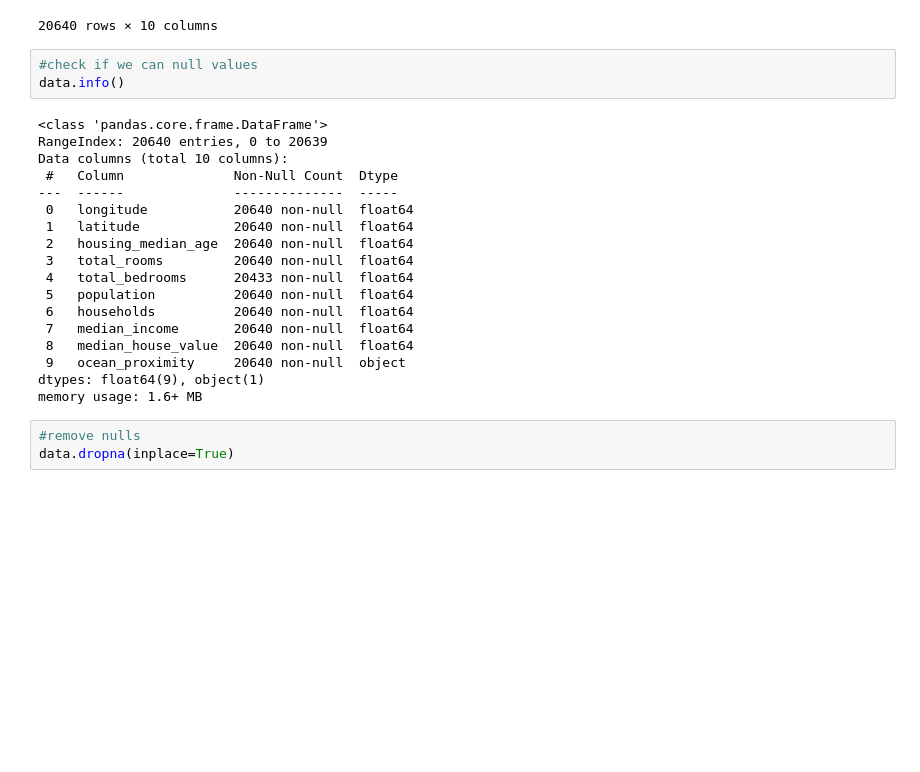
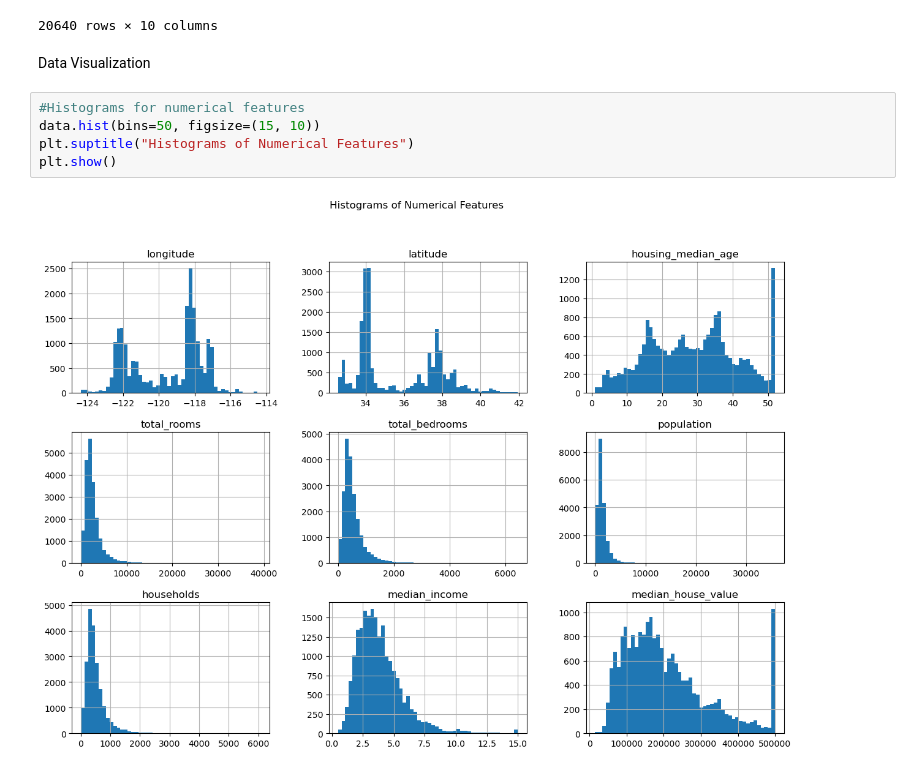
Before and after one commit to myehya1/house_price_prediction, a Jupyter notebook: notebooks/House_Price_Prediction.ipynb, the cells around one changed output. Saved outputs shown, nothing was run; the diff lists cells and outputs as text; blank space fills up the shorter version.

```diff
--- a/notebooks/House_Price_Prediction.ipynb
+++ b/notebooks/House_Price_Prediction.ipynb
@@ -21,27 +27,12 @@ data
 | 20638 | -121.32 | 39.43 | 18.0 | 1860.0 | 409.0 | 741.0 | 349.0 | ... |
 | 20639 | -121.24 | 39.37 | 16.0 | 2785.0 | 616.0 | 1387.0 | 530.0 | ... |
 20640 rows × 10 columns
-# %%
-#check if we can null values
-data.info()
-# %% [output]
-<class 'pandas.core.frame.DataFrame'>
-RangeIndex: 20640 entries, 0 to 20639
-Data columns (total 10 columns):
- #   Column              Non-Null Count  Dtype
----  ------              --------------  -----
- 0   longitude           20640 non-null  float64
- 1   latitude            20640 non-null  float64
- 2   housing_median_age  20640 non-null  float64
- 3   total_rooms         20640 non-null  float64
- 4   total_bedrooms      20433 non-null  float64
- 5   population          20640 non-null  float64
- 6   households          20640 non-null  float64
- 7   median_income       20640 non-null  float64
- 8   median_house_value  20640 non-null  float64
- 9   ocean_proximity     20640 non-null  object
-dtypes: float64(9), object(1)
-memory usage: 1.6+ MB
-# %%
-#remove nulls
-data.dropna(inplace=True)
+# %% [markdown]
+Data Visualization
+# %%
+#Histograms for numerical features
+data.hist(bins=50, figsize=(15, 10))
+plt.suptitle("Histograms of Numerical Features")
+plt.show()
+# %% [output]
+[figure, added]
```
Also changed, not shown: parts of 38 cells of this notebook.
